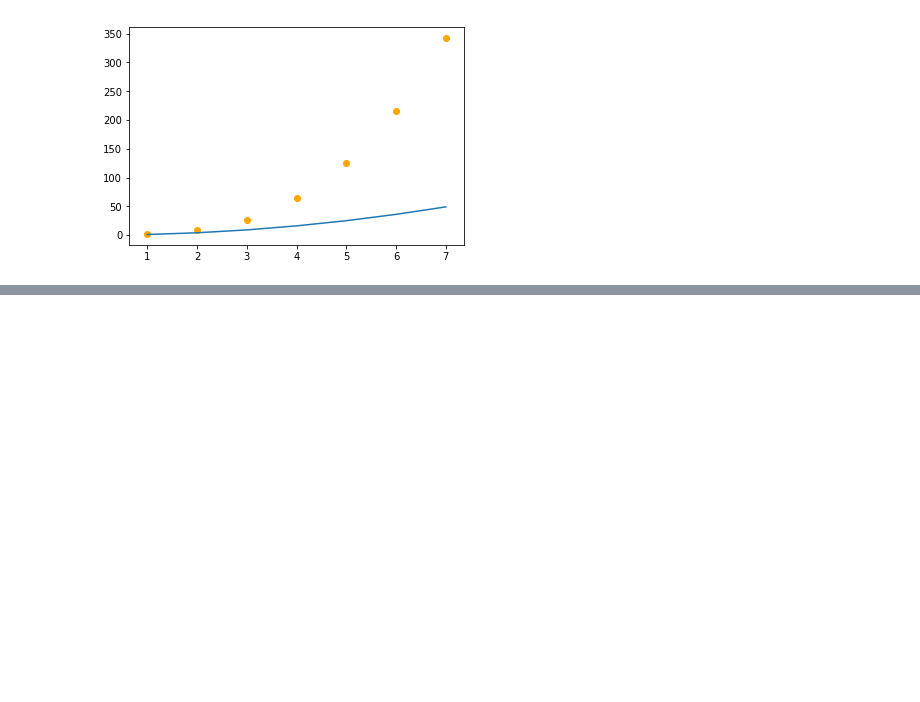
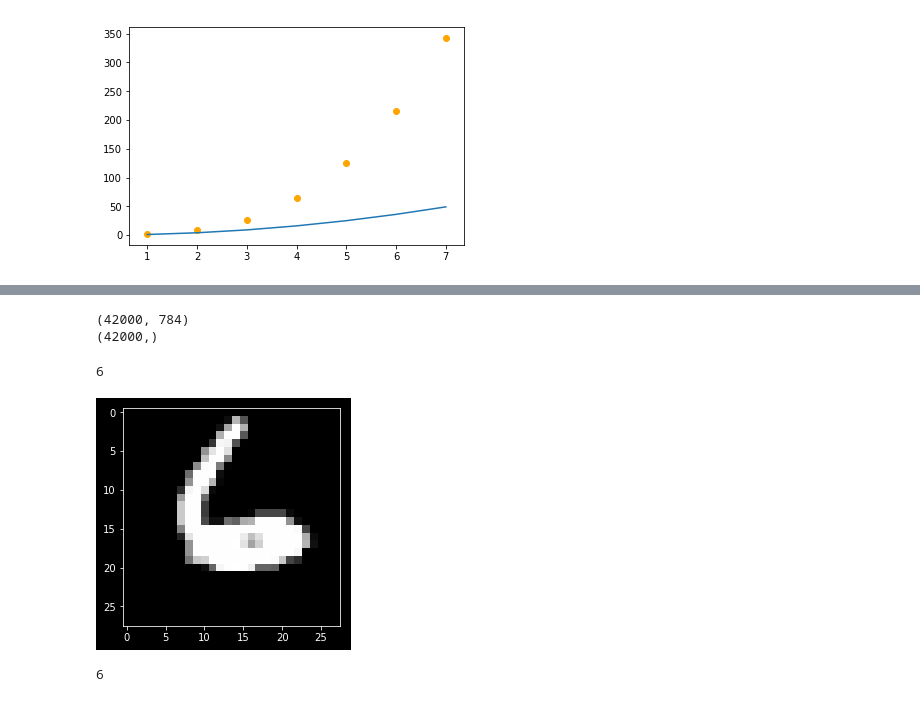
Before and after one commit to prateek27/daviet_workshop, a Jupyter notebook: Libraries.ipynb, the cells around one changed output, grey strips where cells are left out. Cells and saved outputs as stored; diff of their text form; code cells hidden in the pictures; blank space fills up the shorter version.

Commit message:
added code mnist

```diff
--- a/Libraries.ipynb
+++ b/Libraries.ipynb
@@ -142,0 +203,3 @@ plt.scatter(a,a**3,c='orange')
+# %%
+df = pd.read_csv('mnist_train.csv')
+print(df.shape)
@@ -142,0 +218,17 @@ plt.scatter(a,a**3,c='orange')
+# %%
+data  = df.values #Convert Dataframe into Numpy array
+# %%
+X = data[:,1:]
+Y = data[:,0]
+
+print(X.shape)
+print(Y.shape)
+# %% [output]
+(42000, 784)
+(42000,)
+# %%
+plt.imshow(X[189].reshape((28,28)),cmap='gray')
+print(Y[189])
+# %% [output]
+6
+[figure, added]
@@ -142,0 +239,4 @@ plt.scatter(a,a**3,c='orange')
+# %%
+print(prediction)
+# %% [output]
+6
```
Also changed, not shown: parts of 16 cells of this notebook, 1 other file.
